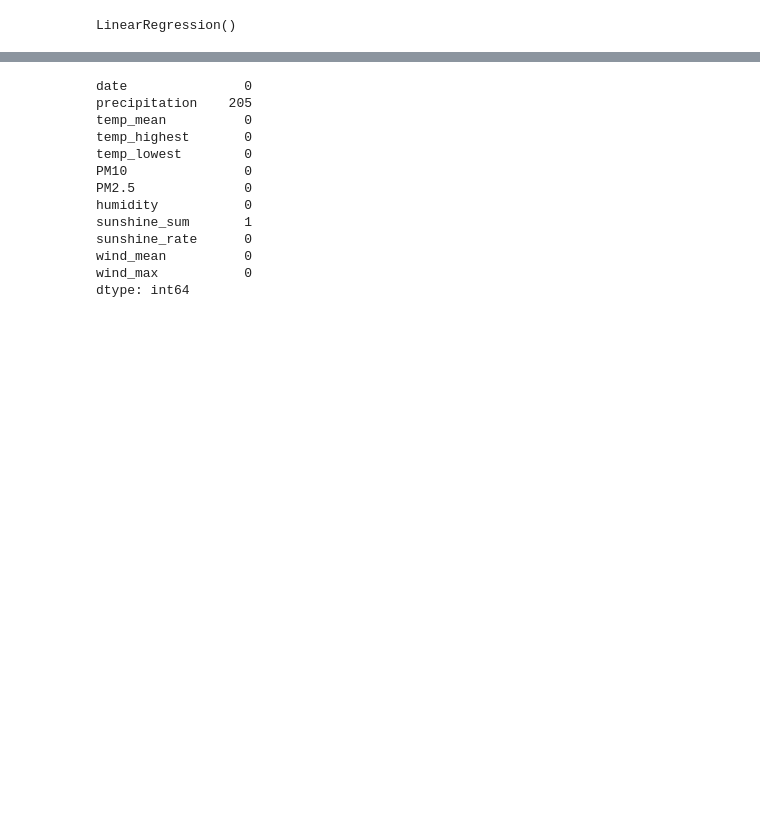
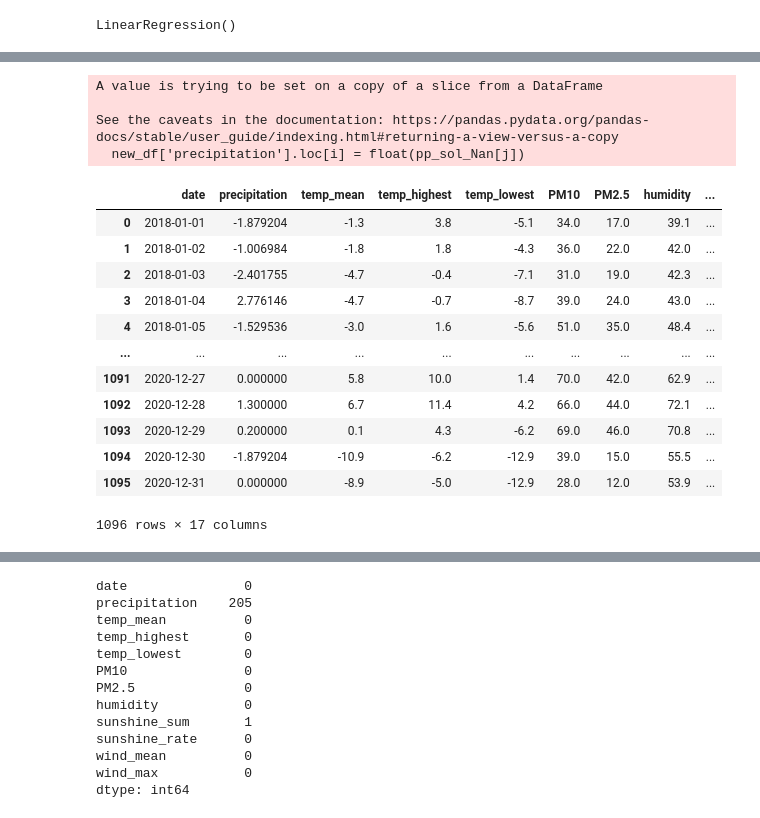
Before and after one commit to ParkJun-Yeong/2022DACON-bike, a Jupyter notebook: preprocessing_for_GBR.ipynb, the cells around one changed output, grey strips where cells are left out. Cells and saved outputs as stored; diff of their text form; code cells hidden in the pictures; blank space fills up the shorter version.

```diff
--- a/preprocessing_for_GBR.ipynb
+++ b/preprocessing_for_GBR.ipynb
@@ -249,0 +258,4 @@ Int64Index([   0,    1,    2,    3,    4,    5,    6,   10,   13,   16,
+# %%
+scaler = MinMaxScaler()
+
+scaler.fit(srss)
@@ -250,5 +264,7 @@ Int64Index([   0,    1,    2,    3,    4,    5,    6,   10,   13,   16,
+# %%
+scaled_srss = scaler.transform(srss)
 # %%
-line_fitter.fit(srss, pp)
+line_fitter.fit(scaled_srss, pp)
 # %% [output]
 LinearRegression()
 # %%
@@ -276,3 +294,28 @@ pp_sol_Nan
+# %%
+new_df['precipitation'].fillna(0)
+
+for i, j in zip(PP_list_Nan, range(0,len(pp_sol_Nan),1)):
+    new_df['precipitation'].loc[i] = float(pp_sol_Nan[j])
+
+new_df
+# %% [output]
+A value is trying to be set on a copy of a slice from a DataFrame
+
+See the caveats in the documentation: https://pandas.pydata.org/pandas-docs/stable/user_guide/indexing.html#returning-a-view-versus-a-copy
+  new_df['precipitation'].loc[i] = float(pp_sol_Nan[j])
+|  | date | precipitation | temp_mean | temp_highest | temp_lowest | PM10 | PM2.5 | humidity | ... |
+| 0 | 2018-01-01 | -1.879204 | -1.3 | 3.8 | -5.1 | 34.0 | 17.0 | 39.1 | ... |
+| 1 | 2018-01-02 | -1.006984 | -1.8 | 1.8 | -4.3 | 36.0 | 22.0 | 42.0 | ... |
+| 2 | 2018-01-03 | -2.401755 | -4.7 | -0.4 | -7.1 | 31.0 | 19.0 | 42.3 | ... |
+| 3 | 2018-01-04 | 2.776146 | -4.7 | -0.7 | -8.7 | 39.0 | 24.0 | 43.0 | ... |
+| 4 | 2018-01-05 | -1.529536 | -3.0 | 1.6 | -5.6 | 51.0 | 35.0 | 48.4 | ... |
+| ... | ... | ... | ... | ... | ... | ... | ... | ... | ... |
+| 1091 | 2020-12-27 | 0.000000 | 5.8 | 10.0 | 1.4 | 70.0 | 42.0 | 62.9 | ... |
+| 1092 | 2020-12-28 | 1.300000 | 6.7 | 11.4 | 4.2 | 66.0 | 44.0 | 72.1 | ... |
+| 1093 | 2020-12-29 | 0.200000 | 0.1 | 4.3 | -6.2 | 69.0 | 46.0 | 70.8 | ... |
+| 1094 | 2020-12-30 | -1.879204 | -10.9 | -6.2 | -12.9 | 39.0 | 15.0 | 55.5 | ... |
+| 1095 | 2020-12-31 | 0.000000 | -8.9 | -5.0 | -12.9 | 28.0 | 12.0 | 53.9 | ... |
+1096 rows × 17 columns
 # %%
 new_df.isnull().sum()
 # %% [output]
```
Also changed, not shown: parts of 23 cells of this notebook, 1 other file.
